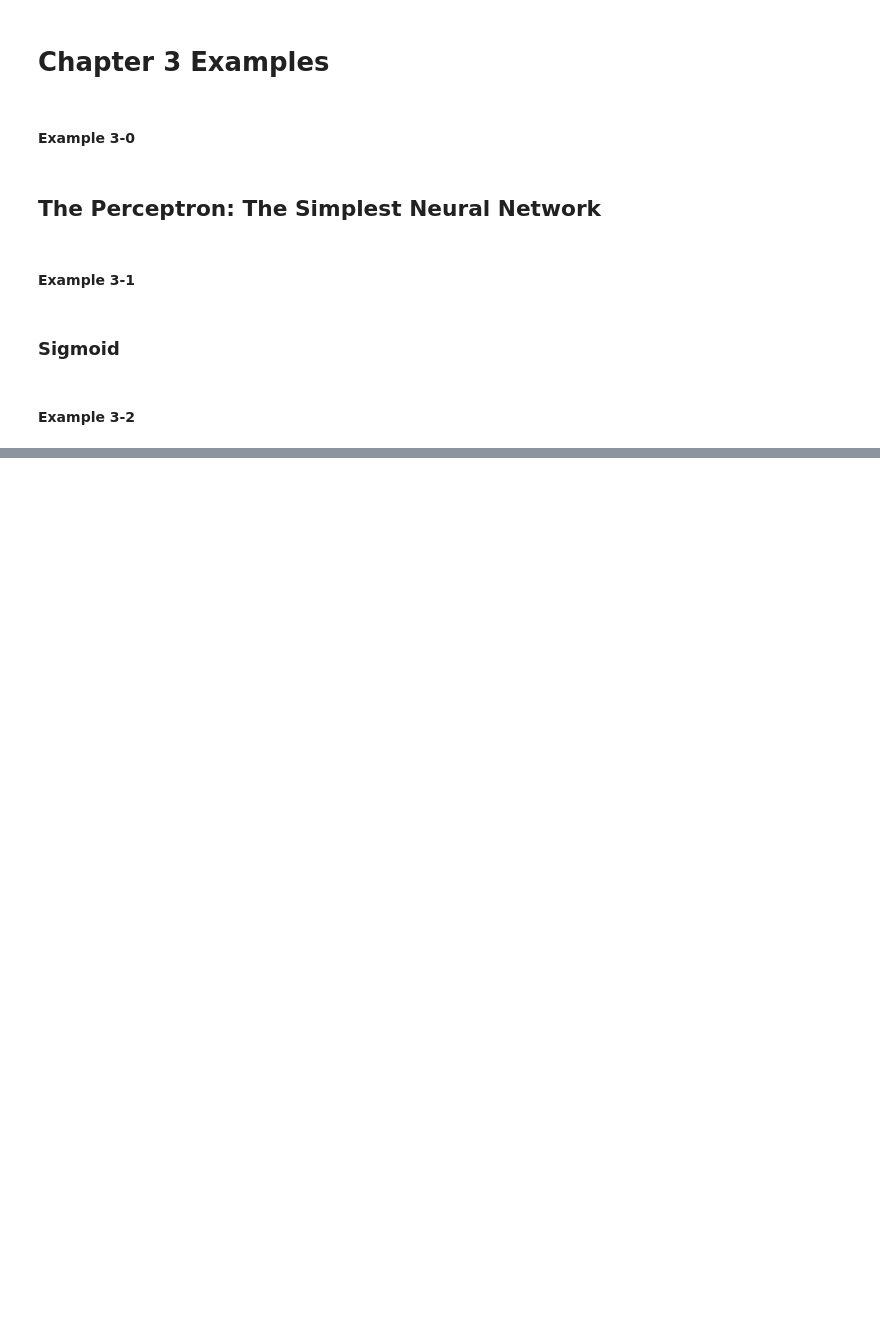
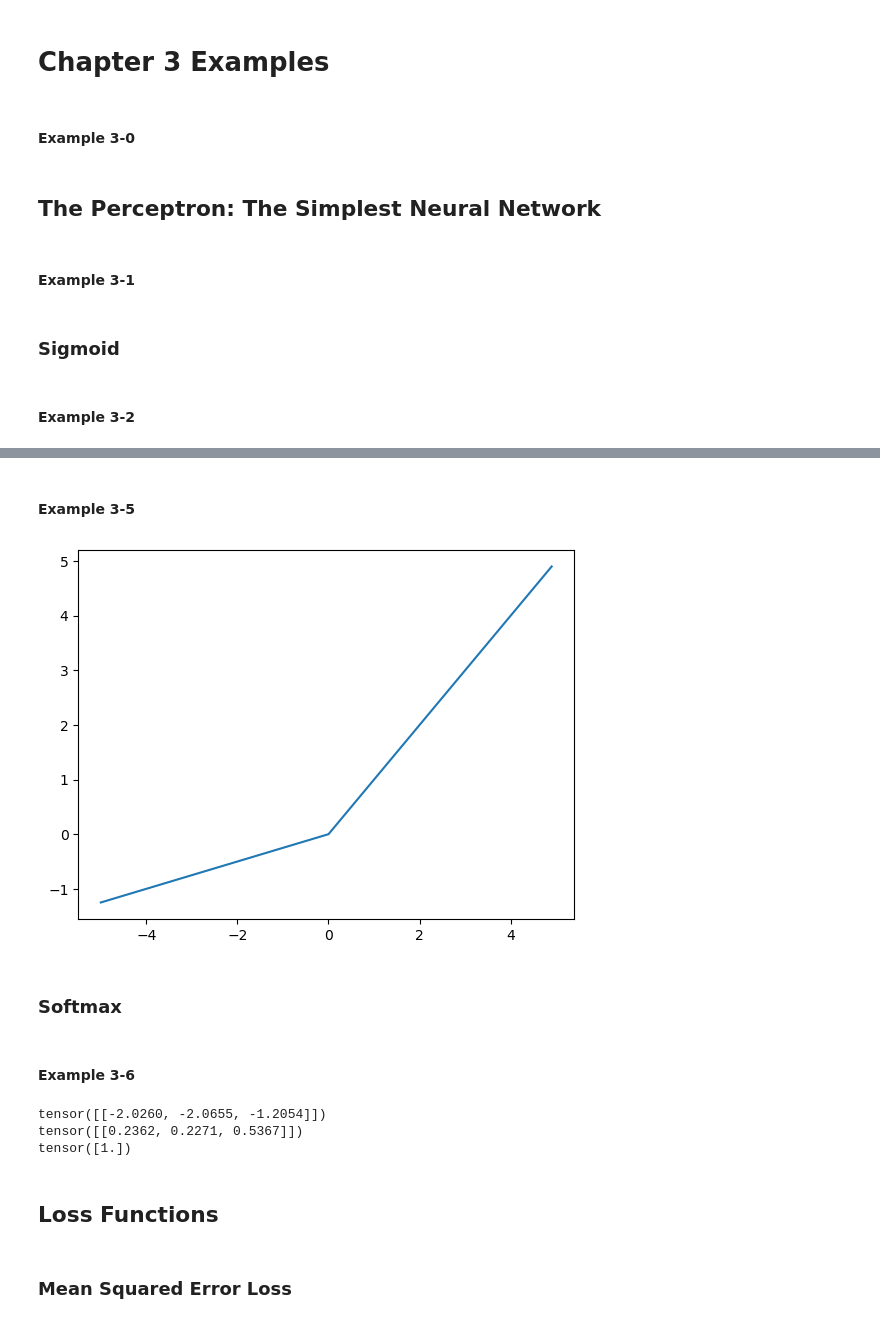
Before and after one commit to ciioprof0/PyTorchNLPBook, a Jupyter notebook: chapters/chapter_3/examples_3.ipynb, the cells around one changed output, grey strips where cells are left out. Saved outputs shown, nothing was run; the diff lists cells and outputs as text; code cells hidden in the pictures; blank space fills up the shorter version.

```diff
--- a/chapters/chapter_3/examples_3.ipynb
+++ b/chapters/chapter_3/examples_3.ipynb
@@ -61,0 +90,34 @@ plt.show()
+# %% [markdown]
+#### Example 3-5
+# %%
+# Example 3-5. PReLU activation
+prelu = torch.nn.PReLU(num_parameters=1)
+# Errata: Updated `torch.range()` to `torch.arange()` due to deprecation
+x = torch.arange(-5., 5., 0.1)
+y = prelu(x)
+
+# Errata: Added `detach()` to prevent backpropagation
+plt.plot(x.detach().numpy(), y.detach().numpy())
+plt.show()
+# %% [output]
+[figure, added]
+# %% [markdown]
+### Softmax
+# %% [markdown]
+#### Example 3-6
+# %%
+# Example 3-6. Softmax activation
+softmax = nn.Softmax(dim=1)
+x_input = torch.randn(1, 3)
+y_output = softmax(x_input)
+print(x_input)
+print(y_output)
+print(torch.sum(y_output, dim=1))
+# %% [output]
+tensor([[-2.0260, -2.0655, -1.2054]])
+tensor([[0.2362, 0.2271, 0.5367]])
+tensor([1.])
+# %% [markdown]
+## Loss Functions
+# %% [markdown]
+### Mean Squared Error Loss
```
Also changed, not shown: parts of 65 cells of this notebook, 10 other files.
